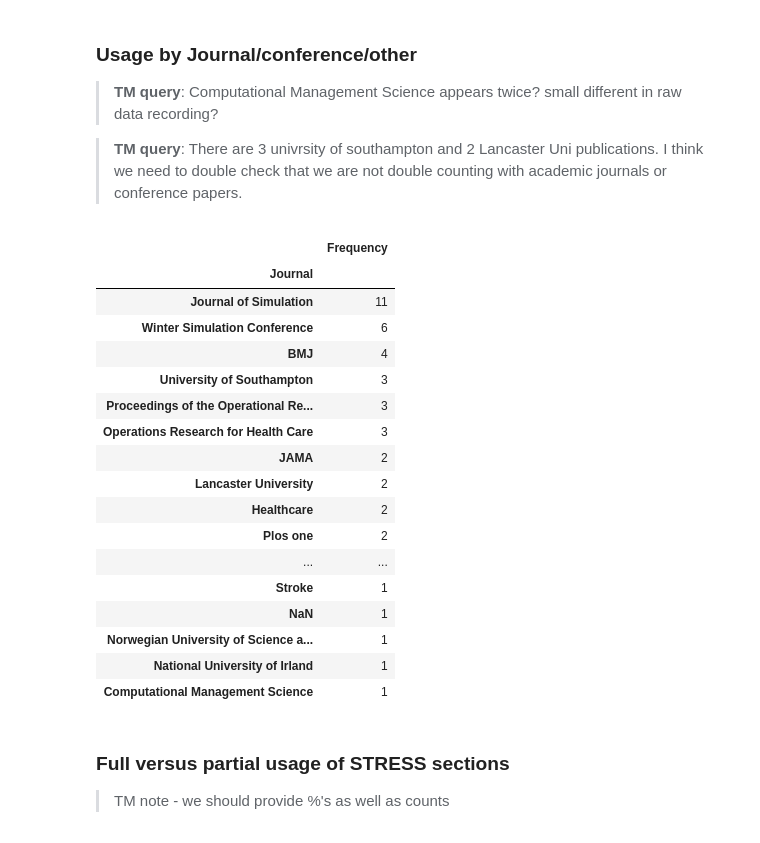
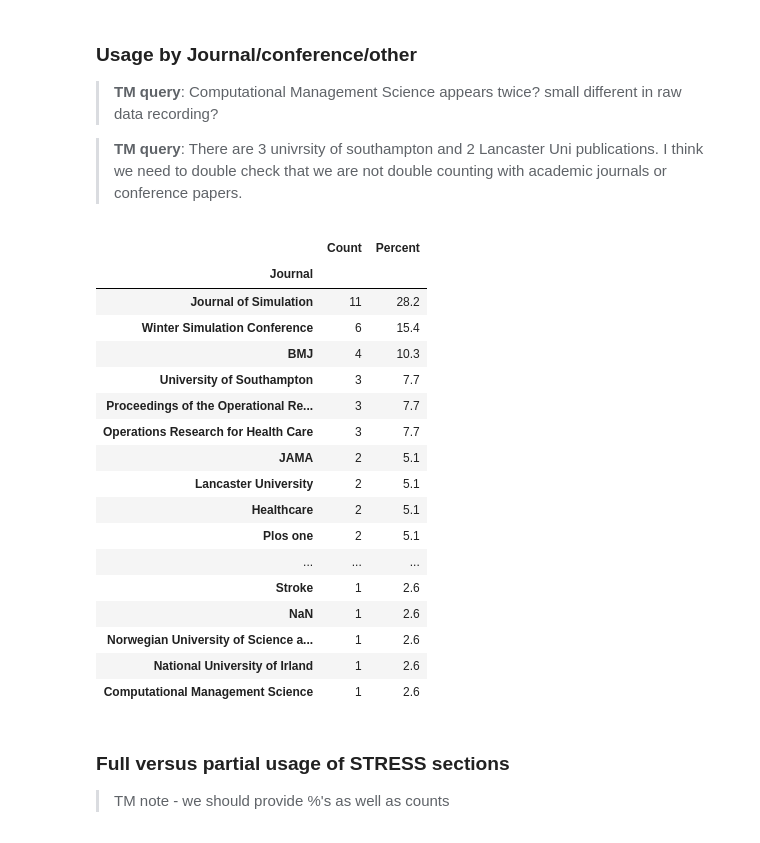
Before and after one commit to pythonhealthdatascience/stress_update, a Jupyter notebook: quarto_site/03_results/03_analysis.ipynb, the cells around one changed output. Drawn from its saved outputs; the diff is of its cells as text; code cells hidden in the pictures.

Commit message:
chore(analysis): converted journal table gen to func

```diff
--- a/quarto_site/03_results/03_analysis.ipynb
+++ b/quarto_site/03_results/03_analysis.ipynb
@@ -315,35 +315,39 @@ Name: count, dtype: int64
 > **TM query**: Computational Management Science appears twice? small different in raw data recording?
 
 >  **TM query**: There are 3 univrsity of southampton and 2 Lancaster Uni publications. I think we need to double check that we are not double counting with academic journals or conference papers.
-# %%
-Journal_freq = empirical_studies["journal"].value_counts(dropna=False)
-
-Journal_freq = Journal_freq.reset_index()
-Journal_freq.columns = ["Journal", "Frequency"]
-
-Journal_freq.set_index(["Journal"], inplace=True)
-
-# Print the resulting DataFrame
-Journal_freq
-# %% [output]
-|  | Frequency |
-| Journal |  |
-| Journal of Simulation | 11 |
-| Winter Simulation Conference | 6 |
-| BMJ | 4 |
-| University of Southampton | 3 |
-| Proceedings of the Operational Re... | 3 |
-| Operations Research for Health Care | 3 |
-| JAMA | 2 |
-| Lancaster University | 2 |
-| Healthcare | 2 |
-| Plos one | 2 |
-| ... | ... |
-| Stroke | 1 |
-| NaN | 1 |
-| Norwegian University of Science a... | 1 |
-| National University of Irland | 1 |
-| Computational Management Science | 1 |
+# %%
+def unique_journal_table(data: pd.DataFrame) -> pd.DataFrame:
+    '''Return a list of unique journals and their frequency
+    from the pass in dataset. Assumes column called "journal" exists.
+    '''
+    table = (data["journal"].value_counts(dropna=False)
+            .reset_index()
+            .rename(columns={"journal": "Journal", "count": "Count"})
+            .assign(Percent= lambda x: x['Count'] / len(x) * 100)
+            .set_index(["Journal"])
+    )
+    return table
+# %%
+unique_journal_table(empirical_studies).round(1)
+# %% [output]
+|  | Count | Percent |
+| Journal |  |  |
+| Journal of Simulation | 11 | 28.2 |
+| Winter Simulation Conference | 6 | 15.4 |
+| BMJ | 4 | 10.3 |
+| University of Southampton | 3 | 7.7 |
+| Proceedings of the Operational Re... | 3 | 7.7 |
+| Operations Research for Health Care | 3 | 7.7 |
+| JAMA | 2 | 5.1 |
+| Lancaster University | 2 | 5.1 |
+| Healthcare | 2 | 5.1 |
+| Plos one | 2 | 5.1 |
+| ... | ... | ... |
+| Stroke | 1 | 2.6 |
+| NaN | 1 | 2.6 |
+| Norwegian University of Science a... | 1 | 2.6 |
+| National University of Irland | 1 | 2.6 |
+| Computational Management Science | 1 | 2.6 |
 # %% [markdown]
 ### Full versus partial usage of STRESS sections
 
```
Also changed, not shown: parts of 3 cells of this notebook.
